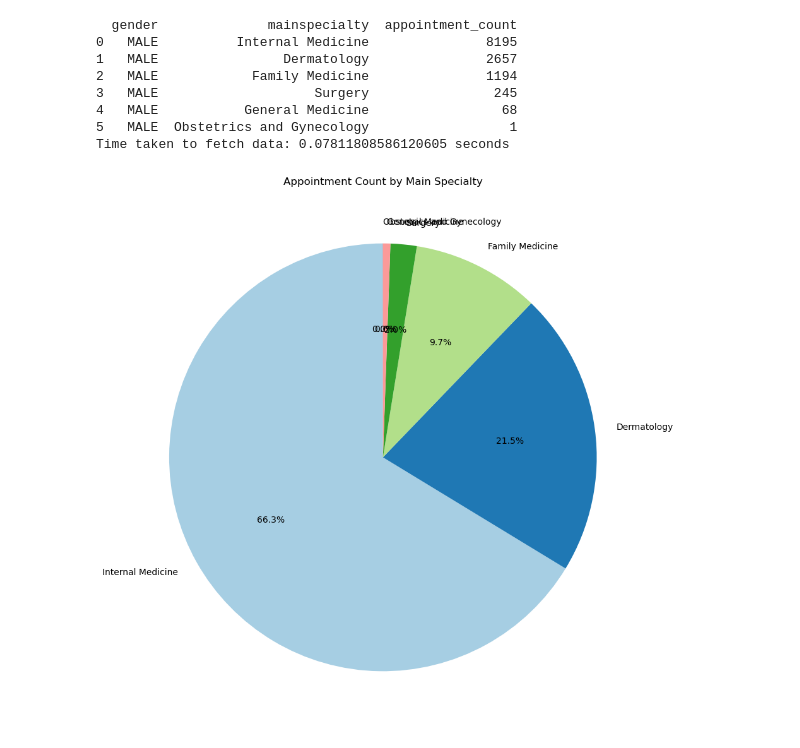
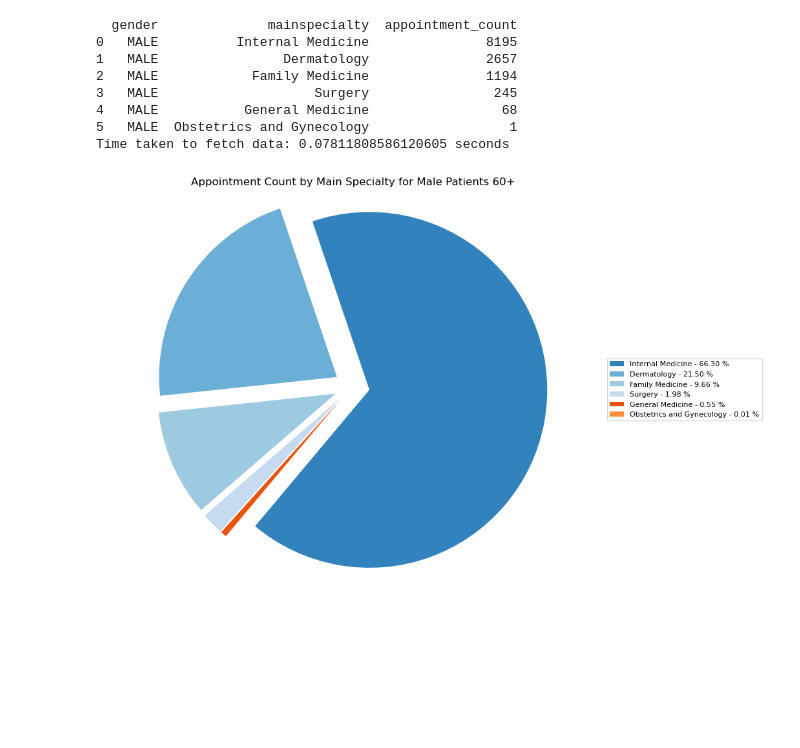
Before and after one commit to Johann-Uytanlet/STADVDB-MCO, a Jupyter notebook: MCO1 Query Visualization .ipynb, the cells around one changed output. Saved outputs shown, nothing was run; the diff lists cells and outputs as text; code cells hidden in the pictures; blank space fills up the shorter version.

```diff
--- a/MCO1 Query Visualization .ipynb
+++ b/MCO1 Query Visualization .ipynb
@@ -385,14 +397,27 @@ print(f"Time taken to fetch data: {elapsed_time} seconds")
 4   MALE           General Medicine                 68
 5   MALE  Obstetrics and Gynecology                  1
 Time taken to fetch data: 0.07811808586120605 seconds
-# %%
-# Plot Pie Chart
-plt.figure(figsize=(11, 11))
-plt.pie(OLAP_Query_4_a['appointment_count'], labels=OLAP_Query_4_a['mainspecialty'], autopct='%1.1f%%', startangle=90, colors=plt.cm.Paired.colors)
-plt.title('Appointment Count by Main Specialty')
-plt.show()
-# %% [output]
-[figure, removed]
+# %%
+labels = OLAP_Query_4_a['mainspecialty']
+sizes = OLAP_Query_4_a['appointment_count']
+colors = plt.cm.tab20c.colors  # Use a color map for better distinction
+explode = [0.1] * len(labels)  # Explode all slices slightly
+
+plt.figure(figsize=(10, 8))
+plt.pie(sizes, labels=None, startangle=230, colors=colors, explode=explode)
+plt.axis('equal')  # Equal aspect ratio ensures that pie is drawn as a circle
+
+plt.legend(
+    loc='center left',
+    labels=['{0} - {1:1.2f} %'.format(i, j) for i, j in zip(labels, sizes / sizes.sum() * 100)],
+    bbox_to_anchor=(1, 0.5),
+    fontsize=8
+)
+
+plt.title('Appointment Count by Main Specialty for Male Patients 60+')
+plt.show()
+# %% [output]
+[figure, added]
 # %%
 query = """
     SELECT
```
Also changed, not shown: parts of 6 cells of this notebook.
